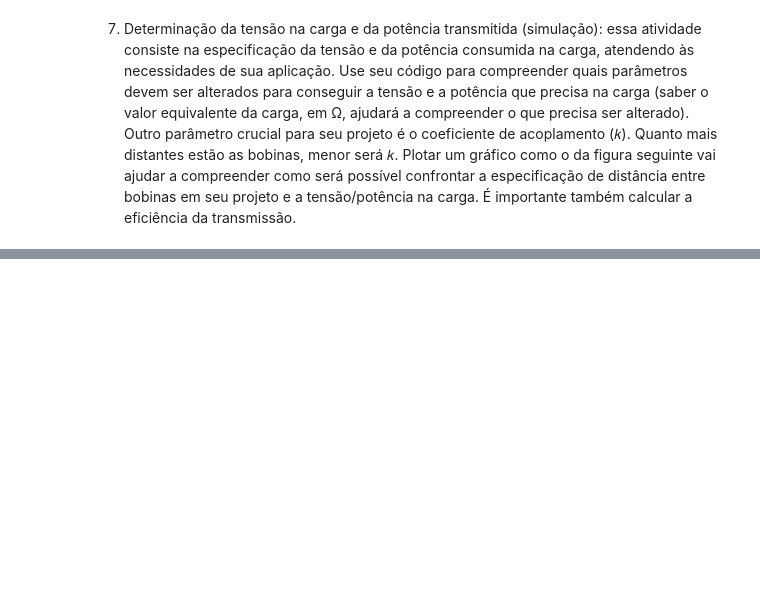
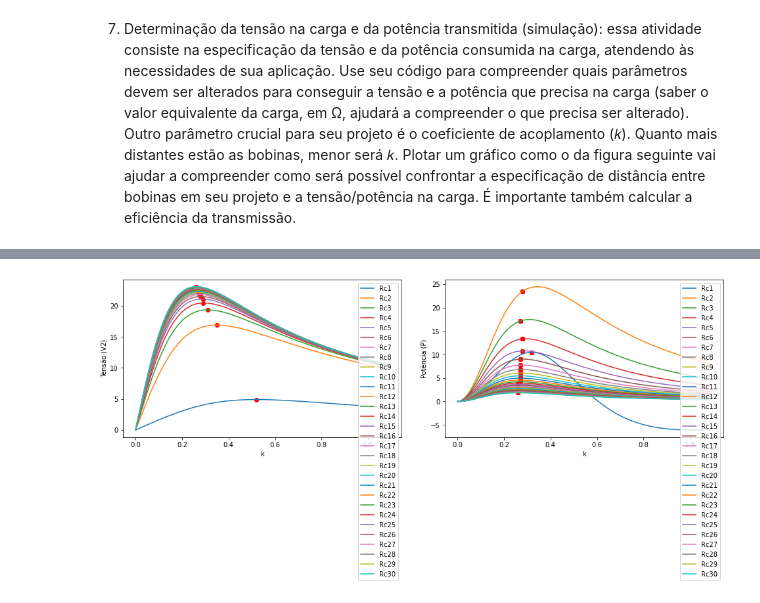
Before and after one commit to lnasser11/ProjetoEletroMag, a Jupyter notebook: item7.ipynb, the cells around one changed output, grey strips where cells are left out. Cells and saved outputs as stored; diff of their text form; code cells hidden in the pictures; blank space fills up the shorter version.

```diff
--- a/item7.ipynb
+++ b/item7.ipynb
@@ -168,0 +186,77 @@ IndexError: list index out of range
+# %%
+plt.figure(figsize=(14, 6))
+
+Max_k = []
+Max_kP = []
+Max__v = []
+Max__vP = []
+n = 0
+for Rc in Rc_list:
+    ks_max = []
+    vs_max= []
+    vsp_max = []
+    ksp_max = []
+    Vcarga_list = []
+    P_list = []
+    V_max = 0  # Valor máximo para esta RC
+    k_max = 0   # Valor de k correspondente ao máximo
+    P_max = 0
+    n += 1
+    for k in k_list:
+        C1 = C2 = C
+        R = R1 = R2 = Rdc + (2*Rdc/(100*10**3)) * f
+        w = 2 * pi * f
+        L = L1 = L2 = 1/((f**2)*4*(pi**2)*C)
+        XC = XC1 = XC2 = 1/(1j * w * C)
+        XL = XL1 = XL2 = 1j * w * L
+        M = k * sqrt(L**2)
+        XM = 1j * w * M
+        i1, i2 = CalculaLeonardo(Uf, Rc, XM)
+        V2 = ((Rc*XC)/(Rc+XC))*i2
+        Vcarga_list.append(abs(V2))
+
+        P = ((V2)**2)/Rc
+        P_list.append(P)
+
+        # Atualizando o valor máximo e o valor de k correspondente
+        if abs(V2) > V_max:
+            V_max = abs(V2)
+            k_max = k
+            vs_max.append(abs(V2))
+            ks_max.append(k)
+        if P > P_max:
+            if Rc == 1:
+                P_max = P
+            else:
+                P_max = abs(P)
+            k_max = k
+            vsp_max.append(P)
+            ksp_max.append(k)
+
+
+    Max__v.append(max(vs_max))
+    Max_k.append(max(ks_max))
+    Max_kP.append(max(ksp_max))
+    Max__vP.append(max(vsp_max))
+
+    plt.subplot(1, 2, 1)  # Subplot na posição 1
+    plt.plot(k_list, Vcarga_list, label="Rc" + str(n))
+    plt.scatter(k_max, V_max, color='red')
+    plt.xlabel("k")
+    plt.ylabel("Tensão (V2)")
+    plt.legend()
+    plt.grid()
+
+    # Plotando o gráfico de P vs K
+    plt.subplot(1, 2, 2)  # Subplot na posição 2
+    plt.plot(k_list, P_list, label="Rc" + str(n))
+    plt.scatter(Max_kP, Max__vP, color='red')
+    plt.xlabel("k")
+    plt.ylabel("Potência (P)")
+    plt.legend()
+    plt.grid()
+
+plt.tight_layout(pad=3.0)  # Ajusta automaticamente a disposição dos subplots
+plt.show()
+# %% [output]
+[figure, added]
```
Also changed, not shown: parts of 12 cells of this notebook.
